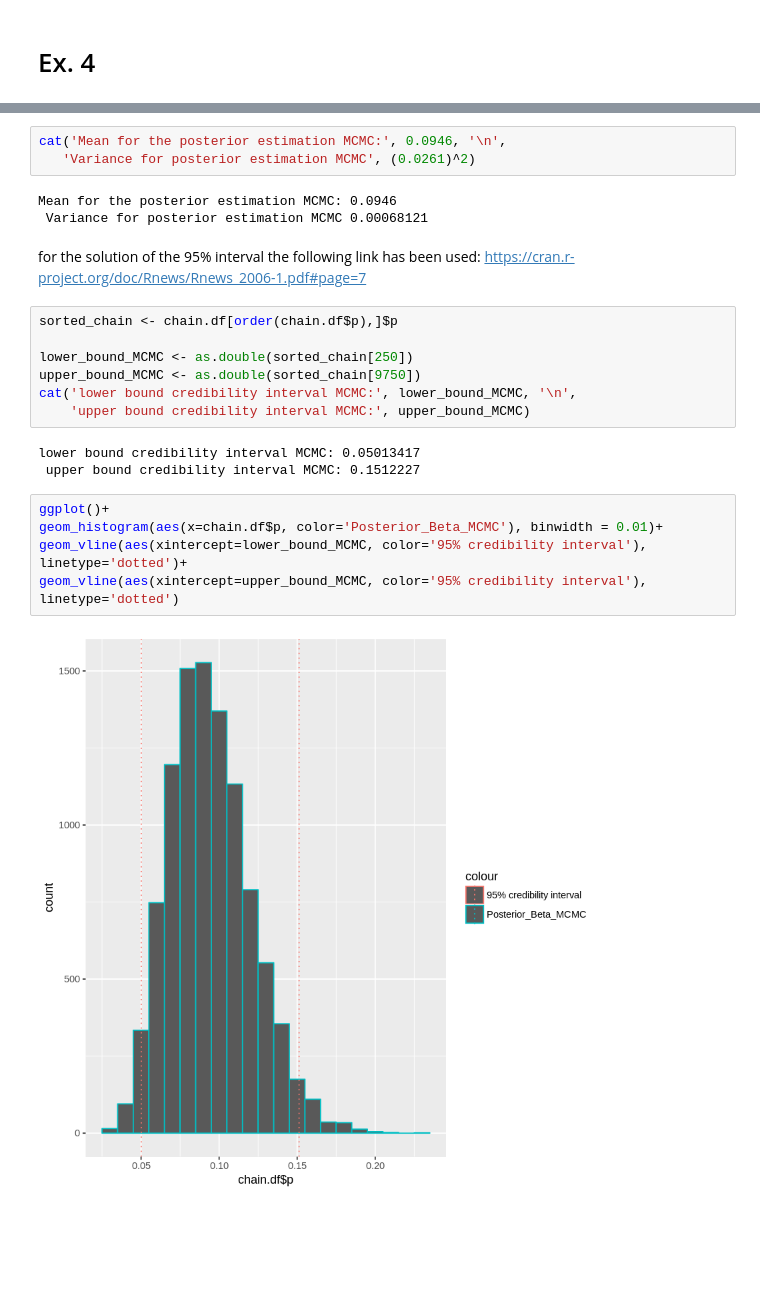
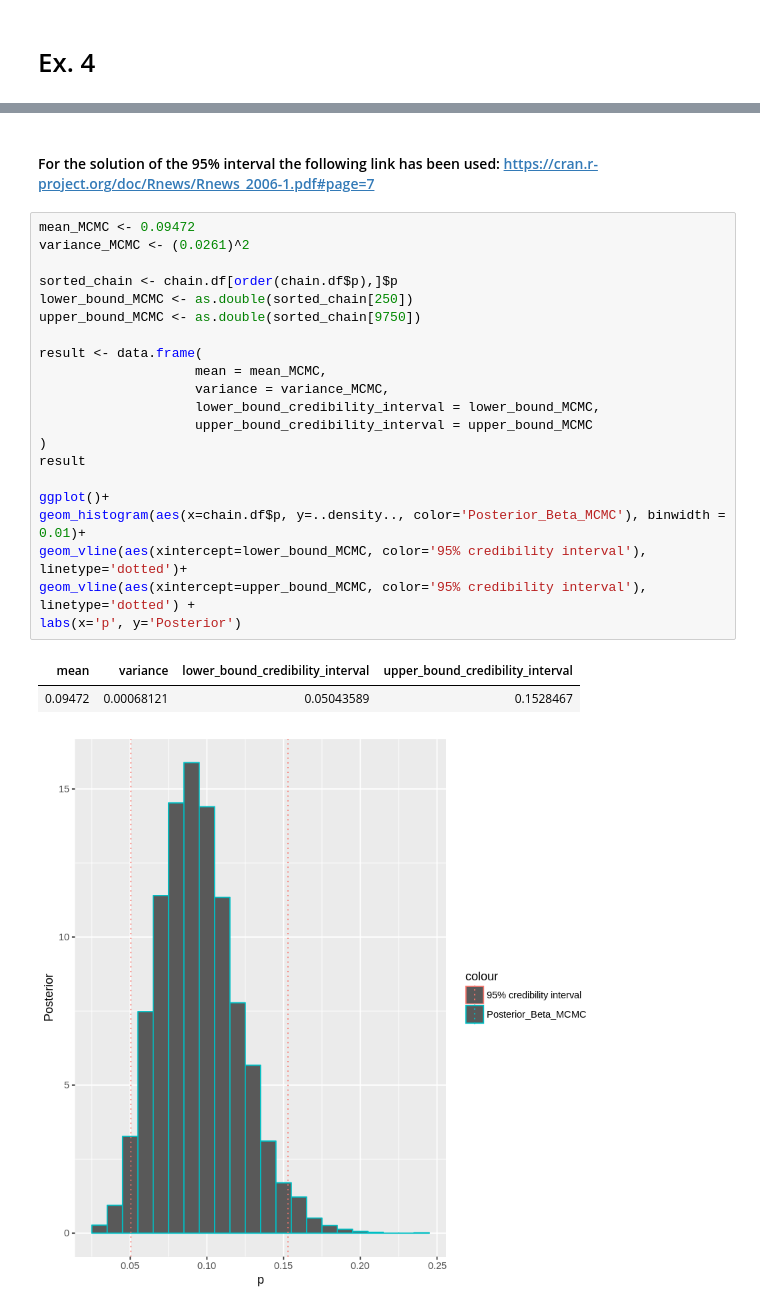
Before and after one commit to vepe99/Advance-Statistics-for-Physics-Analysis-, a Jupyter notebook: Lab5/Viterbo_Giuseppe_rlab05.ipynb, the cells around one changed output, grey strips where cells are left out. Cells and saved outputs as stored; diff of their text form; blank space fills up the shorter version.

```diff
--- a/Lab5/Viterbo_Giuseppe_rlab05.ipynb
+++ b/Lab5/Viterbo_Giuseppe_rlab05.ipynb
@@ -599,25 +852,27 @@ p 0.05015 0.07574 0.09182 0.1112 0.1512
-# %%
-cat('Mean for the posterior estimation MCMC:', 0.0946, '\n',
-   'Variance for posterior estimation MCMC', (0.0261)^2)
-# %% [output]
-Mean for the posterior estimation MCMC: 0.0946
- Variance for posterior estimation MCMC 0.00068121
 # %% [markdown]
-for the solution of the 95% interval the following link has been used: https://cran.r-project.org/doc/Rnews/Rnews_2006-1.pdf#page=7
+#### For the solution of the 95% interval the following link has been used: https://cran.r-project.org/doc/Rnews/Rnews_2006-1.pdf#page=7
-# %%
-sorted_chain <- chain.df[order(chain.df$p),]$p
-
-lower_bound_MCMC <- as.double(sorted_chain[250])
-upper_bound_MCMC <- as.double(sorted_chain[9750])
-cat('lower bound credibility interval MCMC:', lower_bound_MCMC, '\n',
-    'upper bound credibility interval MCMC:', upper_bound_MCMC)
-# %% [output]
-lower bound credibility interval MCMC: 0.05013417
- upper bound credibility interval MCMC: 0.1512227
 # %%
+mean_MCMC <- 0.09472
+variance_MCMC <- (0.0261)^2
+
+sorted_chain <- chain.df[order(chain.df$p),]$p
+lower_bound_MCMC <- as.double(sorted_chain[250])
+upper_bound_MCMC <- as.double(sorted_chain[9750])
+
+result <- data.frame(
+                    mean = mean_MCMC,
+                    variance = variance_MCMC,
+                    lower_bound_credibility_interval = lower_bound_MCMC,
+                    upper_bound_credibility_interval = upper_bound_MCMC
+)
+result
+
 ggplot()+
-geom_histogram(aes(x=chain.df$p, color='Posterior_Beta_MCMC'), binwidth = 0.01)+
+geom_histogram(aes(x=chain.df$p, y=..density.., color='Posterior_Beta_MCMC'), binwidth = 0.01)+
 geom_vline(aes(xintercept=lower_bound_MCMC, color='95% credibility interval'), linetype='dotted')+
-geom_vline(aes(xintercept=upper_bound_MCMC, color='95% credibility interval'), linetype='dotted')
+geom_vline(aes(xintercept=upper_bound_MCMC, color='95% credibility interval'), linetype='dotted') +
+labs(x='p', y='Posterior')
 # %% [output]
+| mean | variance | lower_bound_credibility_interval | upper_bound_credibility_interval |
+| 0.09472 | 0.00068121 | 0.05043589 | 0.1528467 |
-[figure, old version]
+[figure, new version]
```
Also changed, not shown: parts of 36 cells of this notebook, 2 other files.
